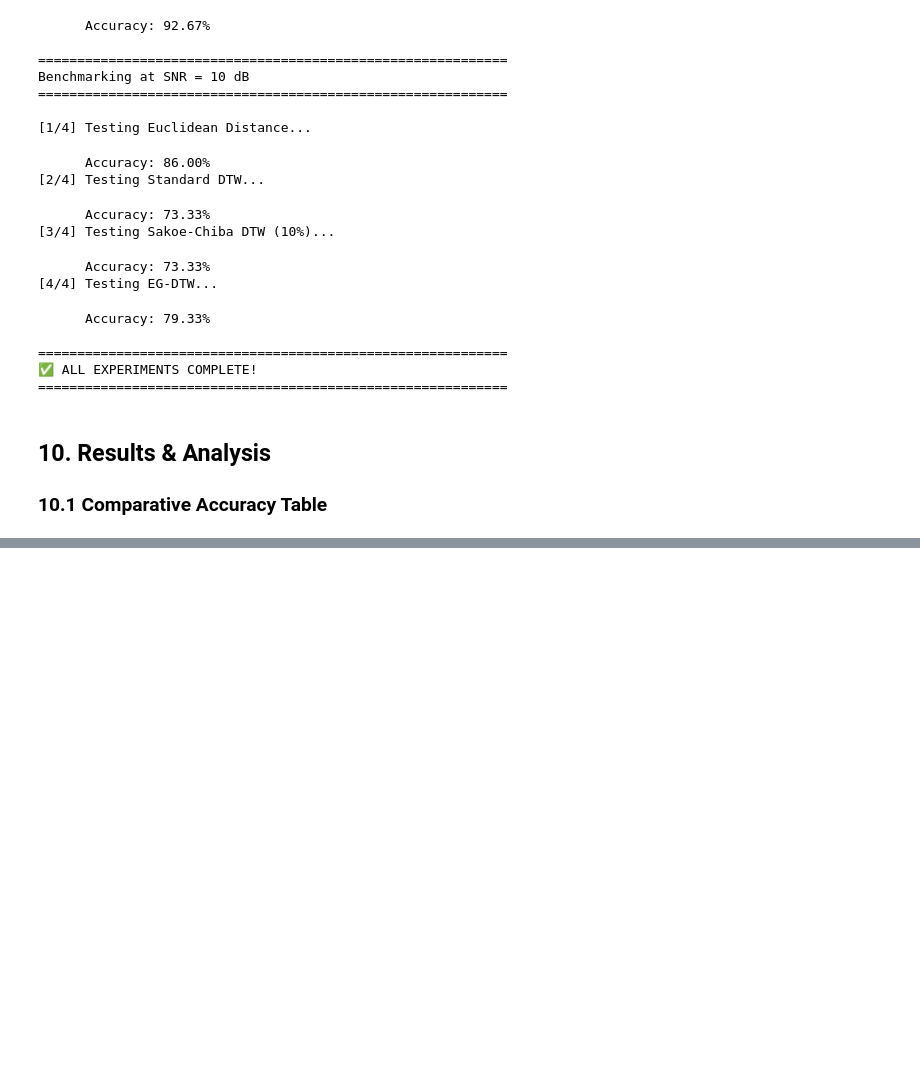
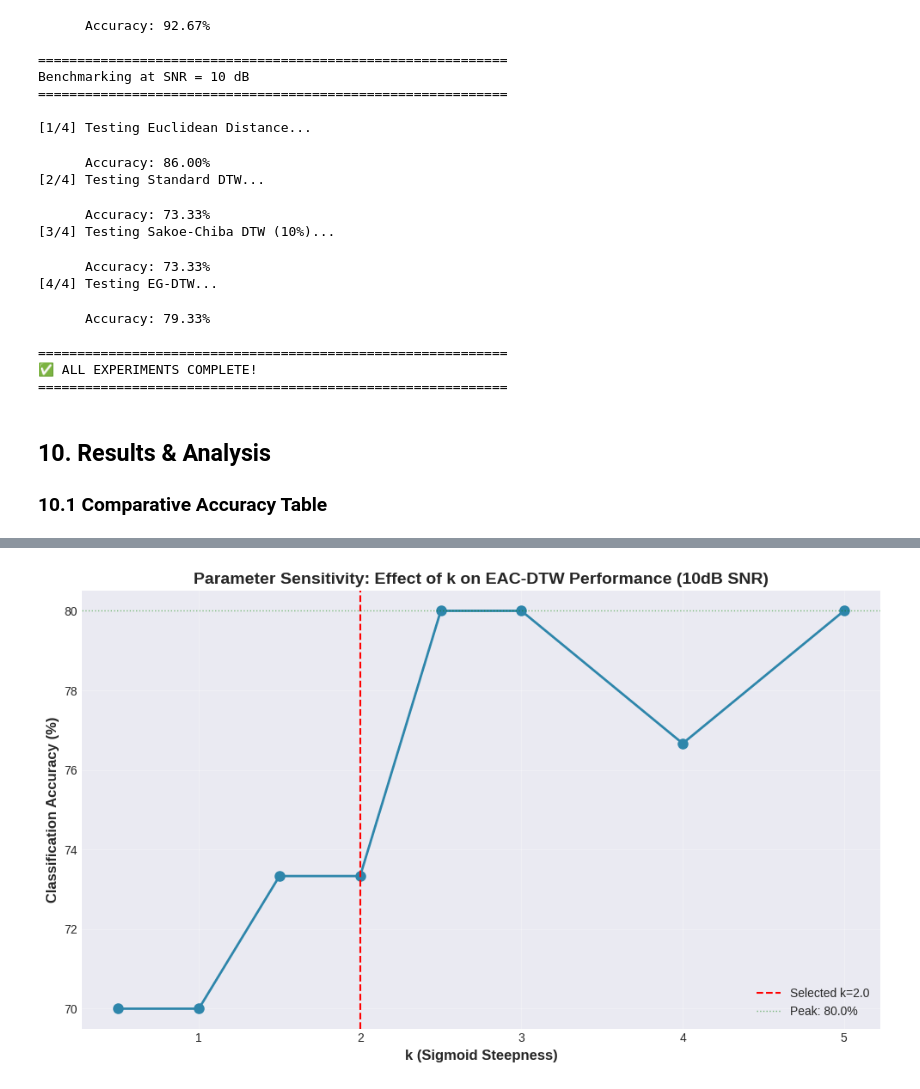
Before and after one commit to fnuAshutosh/EG-DTW, a Jupyter notebook: EG_DTW_Implementation.ipynb, the cells around one changed output, grey strips where cells are left out. Cells and saved outputs as stored; diff of their text form; code cells hidden in the pictures; blank space fills up the shorter version.

```diff
--- a/EG_DTW_Implementation.ipynb
+++ b/EG_DTW_Implementation.ipynb
@@ -1128,0 +1112,66 @@ This notebook has successfully implemented and validated the EG-DTW algorithm, p
+# %%
+# Test different k values on 10dB SNR condition (most challenging scenario)
+k_values = [0.5, 1.0, 1.5, 2.0, 2.5, 3.0, 4.0, 5.0]
+k_accuracies = []
+
+print("Testing parameter k (sigmoid steepness)...")
+print("="*60)
+
+# Use a subset for faster testing (30 samples instead of 150)
+test_indices = np.random.choice(len(dataset['signals']), size=30, replace=False)
+test_signals = [dataset['signals'][i] for i in test_indices]
+test_labels = [dataset['labels'][i] for i in test_indices]
+
+# Add 10dB noise to test signals
+test_signals_noisy = [add_gaussian_noise(s, snr_db=10) for s in test_signals]
+
+for k_val in k_values:
+    correct = 0
+    total = len(test_signals_noisy)
+
+    for i in range(total):
+        query = test_signals_noisy[i]
+        query_label = test_labels[i]
+
+        # 1-NN classification
+        min_dist = np.inf
+        predicted_label = None
+
+        for j in range(total):
+            if i == j:
+                continue
+            candidate = test_signals_noisy[j]
+            dist = eg_dtw_distance(query, candidate, k=k_val)
+
+            if dist < min_dist:
+                min_dist = dist
+                predicted_label = test_labels[j]
+
+        if predicted_label == query_label:
+            correct += 1
+
+    accuracy = (correct / total) * 100
+    k_accuracies.append(accuracy)
+    print(f"k={k_val:.1f}: {accuracy:.1f}% accuracy")
+
+print("="*60)
+
+# Visualize k sensitivity
+fig, ax = plt.subplots(figsize=(10, 6))
+ax.plot(k_values, k_accuracies, marker='o', linewidth=2, markersize=8, color='#2E86AB')
+ax.axvline(x=2.0, color='red', linestyle='--', linewidth=1.5, label='Selected k=2.0')
+ax.axhline(y=max(k_accuracies), color='green', linestyle=':', linewidth=1, alpha=0.5, label=f'Peak: {max(k_accuracies):.1f}%')
+
+ax.set_xlabel('k (Sigmoid Steepness)', fontsize=12, fontweight='bold')
+ax.set_ylabel('Classification Accuracy (%)', fontsize=12, fontweight='bold')
+ax.set_title('Parameter Sensitivity: Effect of k on EAC-DTW Performance (10dB SNR)', fontsize=14, fontweight='bold')
+ax.grid(True, alpha=0.3)
+ax.legend(fontsize=10)
+
+plt.tight_layout()
+plt.show()
+
+# Find optimal k
+optimal_k_idx = np.argmax(k_accuracies)
+optimal_k = k_values[optimal_k_idx]
+# %% [output]
@@ -1128,0 +1198 @@ This notebook has successfully implemented and validated the EG-DTW algorithm, p
+[figure, added]
```
Also changed, not shown: parts of 31 cells of this notebook, 11 other files.
